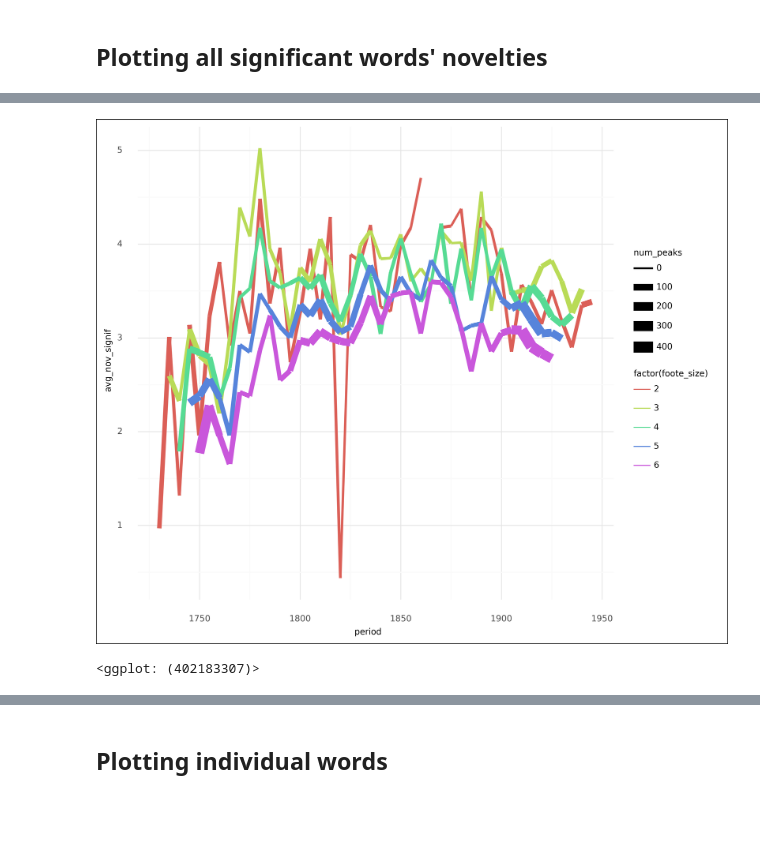
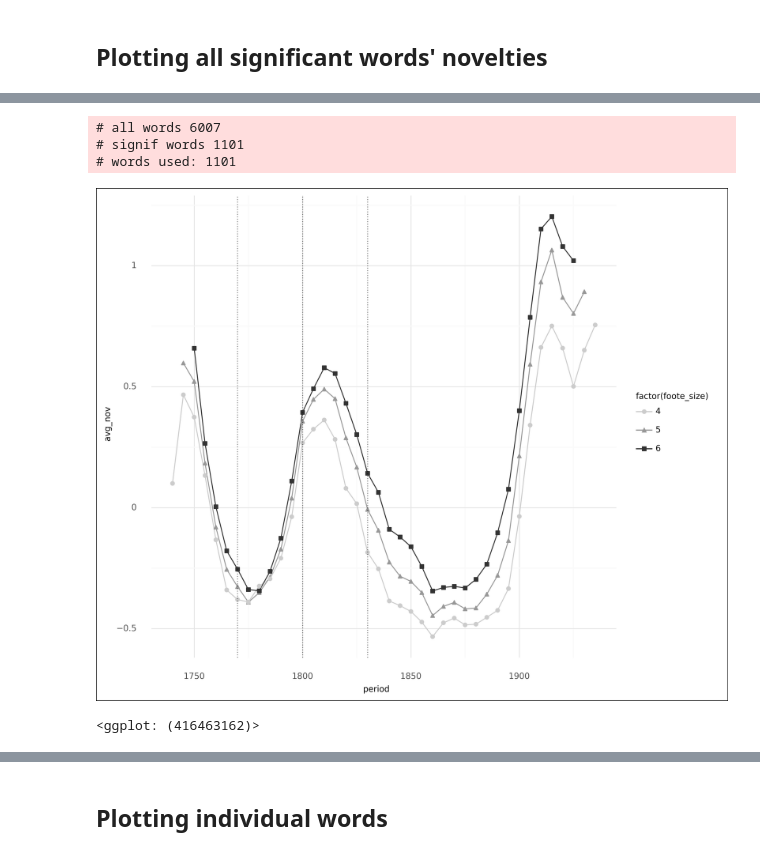
Before and after one commit to quadrismegistus/koselleck, a Jupyter notebook: koselleck/novelty/novelty.ipynb, the cells around one changed output, grey strips where cells are left out. Drawn from its saved outputs; the diff is of its cells as text; code cells hidden in the pictures; blank space fills up the shorter version.

```diff
--- a/koselleck/novelty/novelty.ipynb
+++ b/koselleck/novelty/novelty.ipynb
@@ -19,7 +19,6 @@ def get_novelty(words=None,interpolate=True,by_word=True,progress=False, lim=Non
         odf=get_all_novelty_scores(by_foote_size=True)
         odf=odf[odf.word.isin(words)]
         if not by_word: odf=odf.groupby(['foote_size','period']).mean().reset_index()
-        return odf
     else:
         if by_word:
             o=pmap(
@@ -427,6 +385,47 @@ figdf
-# %%
-fig=start_fig(figdf,x='period',y='avg_nov_signif',size='num_peaks',color='factor(foote_size)') + p9.geom_line()
-fig
-# %% [output]
-[figure, removed]
-<ggplot: (402183307)>
+# %%
+def plot_novelty_by_foote_size(p_peak=0.01,min_peaks=1,rolling=2, ymin=-1, nudge_x=1, labsize=6,words={}):
+    df=get_all_novelty_scores(by_foote_size=True, min_foote_size=4, max_foote_size=6)
+    if not words: words=get_signif_novelty_words(p_peak=p_peak,min_peaks=min_peaks)
+#     words={w for w in words if not 's' in w and not 'f' in w}
+    print('# words used:',len(words))
+    if words: df=df[df.word.isin(words)]
+    figdf=pd.DataFrame([
+        {
+            'foote_size':fs,
+            'period':period,
+            'num_peaks':len(grp.query(f'p_peak<{p_peak}')),
+            'avg_nov_signif':grp.query(f'p_peak<{p_peak}').foote_novelty_z.mean(),
+            'avg_nov':grp.foote_novelty_z.mean(),
+        } for ((fs,period),grp) in df.groupby([
+            'foote_size','period'
+        ])
+    ])
+    for ycol in ['avg_nov','avg_nov_signif']:
+        figdf[ycol]=figdf[ycol].rolling(rolling,min_periods=1).mean()
+
+    fig=start_fig(
+        figdf,
+        x='period',
+        y='avg_nov',
+#         size='num_peaks',
+        color='factor(foote_size)',
+#         linetype='factor(foote_size)',
+    )
+    fig+=p9.geom_line()
+    fig+=p9.geom_point(p9.aes(shape='factor(foote_size)'))
+
+    fig+=p9.scale_color_gray(start=.8, end=.2)
+    fig+=p9.geom_vline(xintercept=1770,linetype='dotted',alpha=0.5)
+    fig+=p9.geom_vline(xintercept=1800,linetype='dotted',alpha=0.5)
+    fig+=p9.geom_vline(xintercept=1830,linetype='dotted',alpha=0.5)
+    fig+=p9.geom_label(label='Sattelzeit begins (1770)',x=1770+nudge_x,y=ymin,angle=90,size=labsize,color='black',va='bottom',boxcolor=(0,0,0,0))
+    fig+=p9.geom_label(label='Sattelzeit ends (1830)',x=1830+nudge_x,y=ymin,angle=90,size=labsize,color='black',va='bottom',boxcolor=(0,0,0,0))
+    return fig
+# %%
+plot_novelty_by_foote_size(rolling=1, p_peak=.05, min_peaks=2)#, words={'culture'})
+# %% [output]
+# all words 6007
+# signif words 1101
+# words used: 1101
+[figure, added]
+<ggplot: (416463162)>
```
Also changed, not shown: parts of 14 cells of this notebook, 3 other files.
